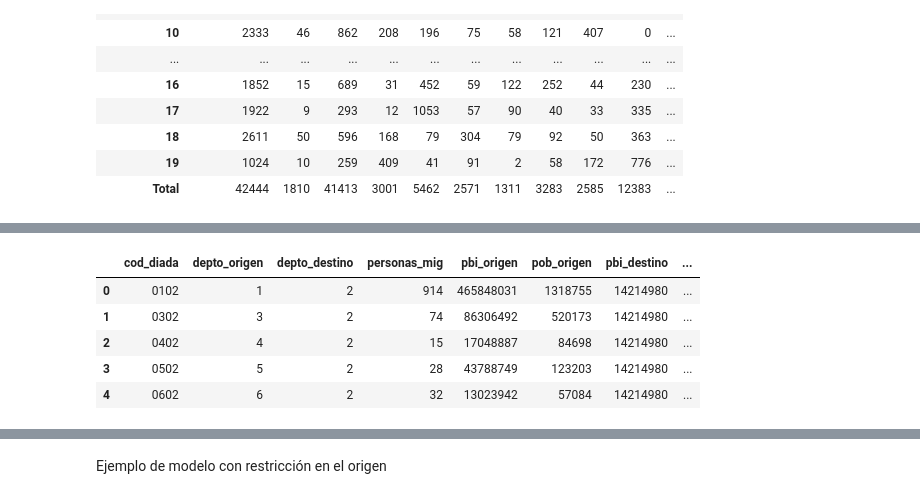
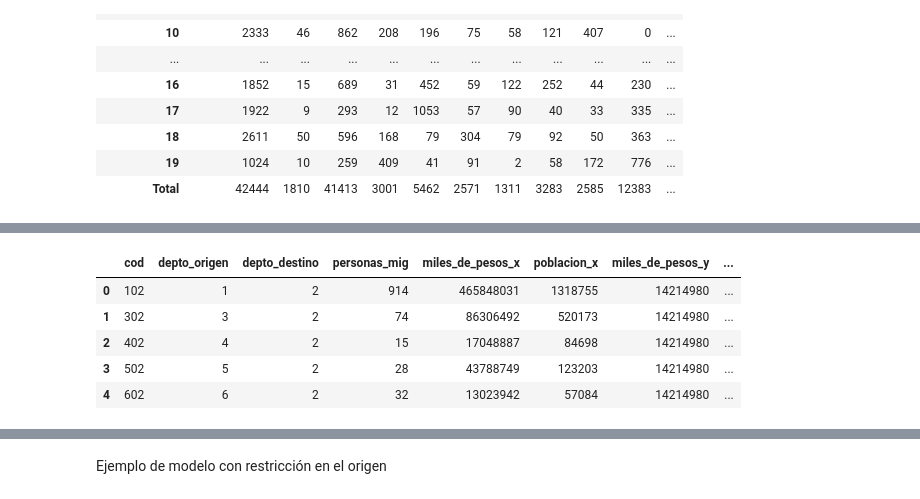
Before and after one commit to guillermodangelo/tesis, a Jupyter notebook: 02-metodologia.ipynb, the cells around one changed output, grey strips where cells are left out. Drawn from its saved outputs; the diff is of its cells as text; code cells hidden in the pictures.

```diff
--- a/02-metodologia.ipynb
+++ b/02-metodologia.ipynb
@@ -15,21 +33,27 @@ from shapely.geometry import shape, LineString
 # carga datos desde GitHub
 
 # Datos censales
-censo = pd.read_csv('https://raw.githubusercontent.com/guillermodangelo/tesis/master/tablas/personas_censo_2011.zip',
-                    compression='zip', header=0, sep=',', quotechar='"')
+censo = pd.read_csv(censo_url, compression='zip', header=0, sep=',', quotechar='"')
 
 # PBI departamental
-pbi = pd.read_csv('https://raw.githubusercontent.com/guillermodangelo/tesis/master/tablas/pbi_departamental.csv')
+pbi = pd.read_csv(pbi_url)
 
 # matriz de distancias
-capitales_md = pd.read_csv('https://raw.githubusercontent.com/guillermodangelo/tesis/master/tablas/df_distancias_google.csv')
+md = pd.read_csv(md_url)
+md.drop(['latlon_ori', 'latlon_des'], axis=1, inplace=True)
 
 # carga capa departamentos INE pg
-deptos = gpd.read_file('https://raw.githubusercontent.com/guillermodangelo/tesis/master/capas/ine_deptos.gpkg')
+deptos = gpd.read_file(deptos_url)
+
+# agrega centroides de departamentos
+deptos['centroide'] = deptos['geometry'].centroid
 
 # carga capa localidades INE pt
-localidad = gpd.read_file('https://raw.githubusercontent.com/guillermodangelo/tesis/master/capas/ine_localidades.gpkg')
+localidad = gpd.read_file(local_url)
 localidad.CODLOC = localidad.CODLOC.astype(int)
+
+# centro de población
+centro_pobl = gpd.read_file(cpobl_url)
 
 # filtra capitales departamentales de las localidades INE
 capital = localidad[localidad.CAPITAL==True].reset_index(drop=True)
@@ -148,0 +179,8 @@ matrix
+# %%
+# unimos todo en un dataframe de díadas
+df_agrupado = grupo.reset_index()
+
+# agrega codigo unico
+df_agrupado.insert(0, 'cod', (df_agrupado['depto_origen'].astype(str)
+                   + df_agrupado['depto_destino'].astype(str).str.zfill(2)).astype(int))
+df_agrupado.head()
@@ -149,27 +194,13 @@ matrix
 # %%
-# unimos todo en un dataframe de díadas
-df_agrupado = grupo.reset_index()
-
-# agrega codigo unico
-df_agrupado.insert(0, 'cod_diada', df_agrupado['depto_origen'].astype(str).str.zfill(2)
-                   + df_agrupado['depto_destino'].astype(str).str.zfill(2))
-
 merge1 = pd.merge(df_agrupado, datos_dpto[['DPTO', 'miles_de_pesos', 'poblacion']], left_on='depto_origen', right_on='DPTO')
 merge2 = pd.merge(merge1, datos_dpto[['DPTO', 'miles_de_pesos', 'poblacion']], left_on='depto_destino', right_on='DPTO')
-merge3 = pd.merge(merge2, deptos_md[['cod_diada', 'distancia']], on='cod_diada')
+merge3 = pd.merge(merge2, md[['cod', 'distancia']], on='cod')
 datos_diadas = merge3.drop(['DPTO_x', 'DPTO_y'], axis=1)
-
-del(merge1, merge2, merge3)
-
-datos_diadas.rename(columns={'miles_de_pesos_x': 'pbi_origen', 'miles_de_pesos_y': 'pbi_destino',
-                             'distancia': 'dist', 'poblacion_x': 'pob_origen', 'poblacion_y': 'pob_destino'},
-                    inplace=True)
-
 datos_diadas.head()
 # %% [output]
-|  | cod_diada | depto_origen | depto_destino | personas_mig | pbi_origen | pob_origen | pbi_destino | ... |
-| 0 | 0102 | 1 | 2 | 914 | 465848031 | 1318755 | 14214980 | ... |
-| 1 | 0302 | 3 | 2 | 74 | 86306492 | 520173 | 14214980 | ... |
-| 2 | 0402 | 4 | 2 | 15 | 17048887 | 84698 | 14214980 | ... |
-| 3 | 0502 | 5 | 2 | 28 | 43788749 | 123203 | 14214980 | ... |
-| 4 | 0602 | 6 | 2 | 32 | 13023942 | 57084 | 14214980 | ... |
+|  | cod | depto_origen | depto_destino | personas_mig | miles_de_pesos_x | poblacion_x | miles_de_pesos_y | ... |
+| 0 | 102 | 1 | 2 | 914 | 465848031 | 1318755 | 14214980 | ... |
+| 1 | 302 | 3 | 2 | 74 | 86306492 | 520173 | 14214980 | ... |
+| 2 | 402 | 4 | 2 | 15 | 17048887 | 84698 | 14214980 | ... |
+| 3 | 502 | 5 | 2 | 28 | 43788749 | 123203 | 14214980 | ... |
+| 4 | 602 | 6 | 2 | 32 | 13023942 | 57084 | 14214980 | ... |
```
Also changed, not shown: parts of 29 cells of this notebook.
